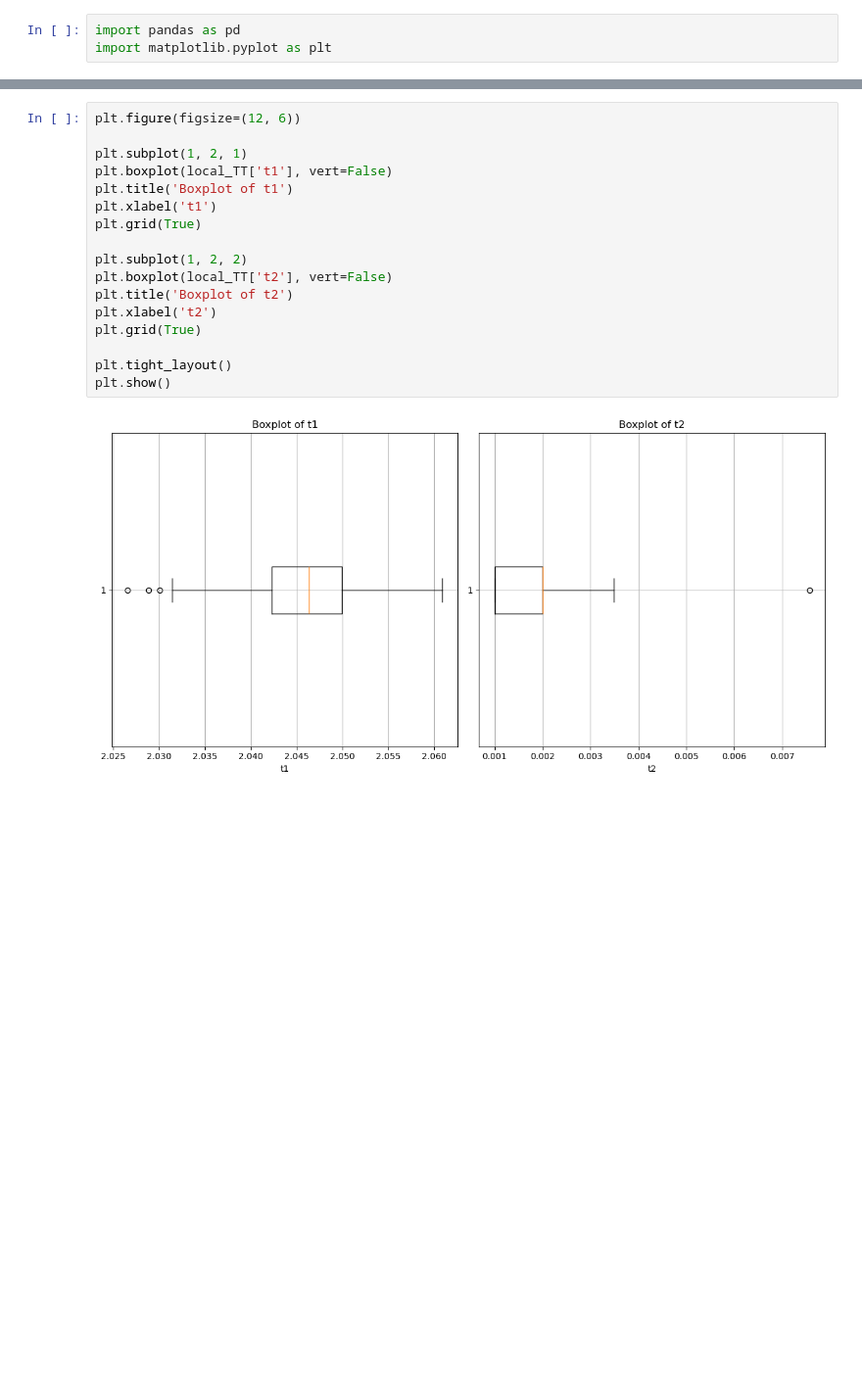
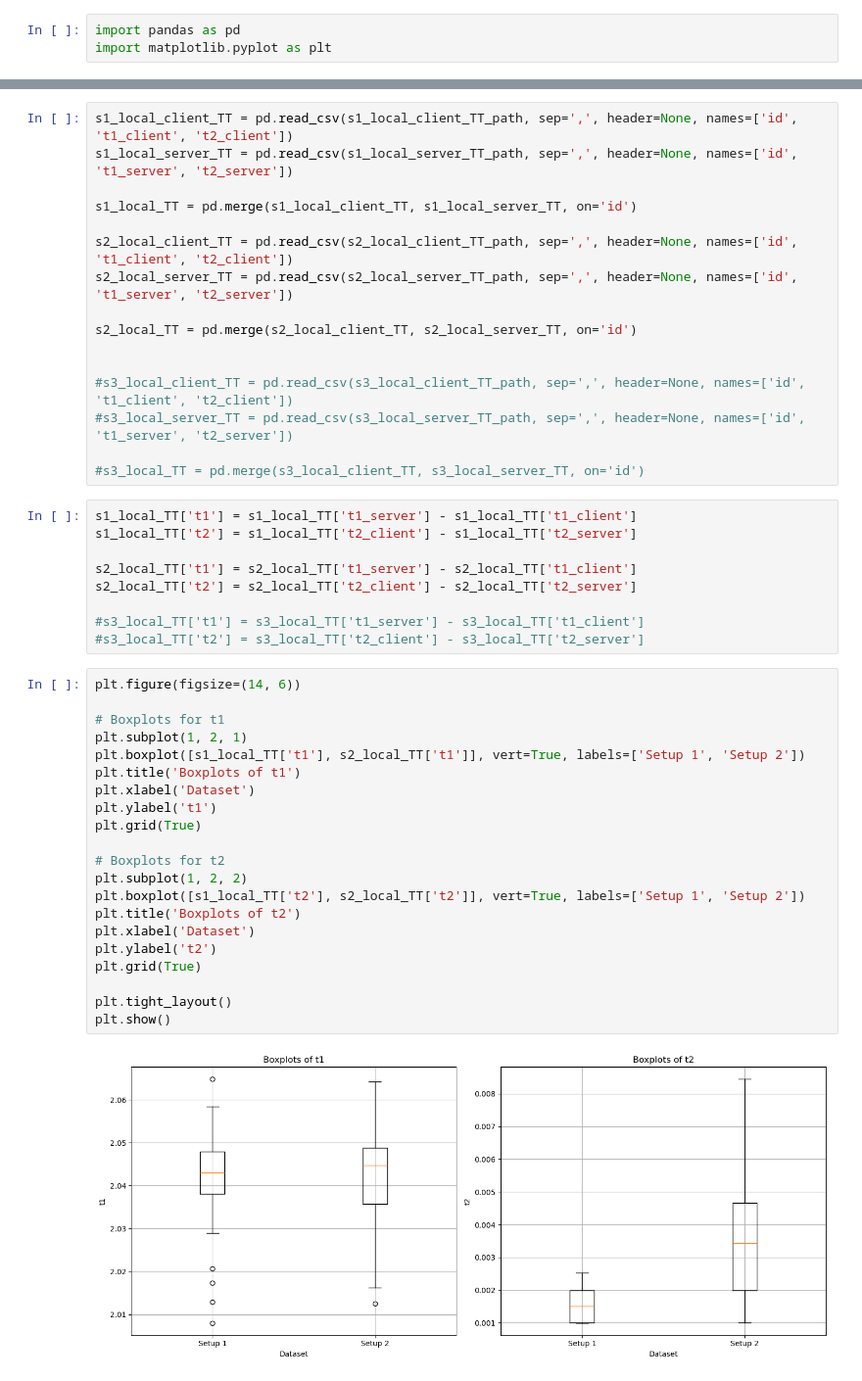
Before and after one commit to CorpaciLC/Data-Intensive-Computing-2024S, a Jupyter notebook: Exercise 3/timeEval.ipynb, the cells around one changed output, grey strips where cells are left out. Shown: that part at 98% size. Cells and saved outputs as stored; diff of their text form; blank space fills up the shorter version.

```diff
--- a/Exercise 3/timeEval.ipynb
+++ b/Exercise 3/timeEval.ipynb
@@ -16,19 +13,48 @@ local_TT['t2'] = local_TT['t2_client'] - local_TT['t2_server']
+# %%
+s1_local_client_TT = pd.read_csv(s1_local_client_TT_path, sep=',', header=None, names=['id', 't1_client', 't2_client'])
+s1_local_server_TT = pd.read_csv(s1_local_server_TT_path, sep=',', header=None, names=['id', 't1_server', 't2_server'])
+
+s1_local_TT = pd.merge(s1_local_client_TT, s1_local_server_TT, on='id')
+
+s2_local_client_TT = pd.read_csv(s2_local_client_TT_path, sep=',', header=None, names=['id', 't1_client', 't2_client'])
+s2_local_server_TT = pd.read_csv(s2_local_server_TT_path, sep=',', header=None, names=['id', 't1_server', 't2_server'])
+
+s2_local_TT = pd.merge(s2_local_client_TT, s2_local_server_TT, on='id')
+
+
+#s3_local_client_TT = pd.read_csv(s3_local_client_TT_path, sep=',', header=None, names=['id', 't1_client', 't2_client'])
+#s3_local_server_TT = pd.read_csv(s3_local_server_TT_path, sep=',', header=None, names=['id', 't1_server', 't2_server'])
+
+#s3_local_TT = pd.merge(s3_local_client_TT, s3_local_server_TT, on='id')
+# %%
+s1_local_TT['t1'] = s1_local_TT['t1_server'] - s1_local_TT['t1_client']
+s1_local_TT['t2'] = s1_local_TT['t2_client'] - s1_local_TT['t2_server']
+
+s2_local_TT['t1'] = s2_local_TT['t1_server'] - s2_local_TT['t1_client']
+s2_local_TT['t2'] = s2_local_TT['t2_client'] - s2_local_TT['t2_server']
+
+#s3_local_TT['t1'] = s3_local_TT['t1_server'] - s3_local_TT['t1_client']
+#s3_local_TT['t2'] = s3_local_TT['t2_client'] - s3_local_TT['t2_server']
 # %%
-plt.figure(figsize=(12, 6))
+plt.figure(figsize=(14, 6))
 
+# Boxplots for t1
 plt.subplot(1, 2, 1)
-plt.boxplot(local_TT['t1'], vert=False)
-plt.title('Boxplot of t1')
-plt.xlabel('t1')
+plt.boxplot([s1_local_TT['t1'], s2_local_TT['t1']], vert=True, labels=['Setup 1', 'Setup 2'])
+plt.title('Boxplots of t1')
+plt.xlabel('Dataset')
+plt.ylabel('t1')
 plt.grid(True)
 
+# Boxplots for t2
 plt.subplot(1, 2, 2)
-plt.boxplot(local_TT['t2'], vert=False)
-plt.title('Boxplot of t2')
-plt.xlabel('t2')
+plt.boxplot([s1_local_TT['t2'], s2_local_TT['t2']], vert=True, labels=['Setup 1', 'Setup 2'])
+plt.title('Boxplots of t2')
+plt.xlabel('Dataset')
+plt.ylabel('t2')
 plt.grid(True)
 
 plt.tight_layout()
 plt.show()
 # %% [output]
-[figure, old version]
+[figure, new version]
```
Also changed, not shown: parts of 4 cells of this notebook, 2 other files.
